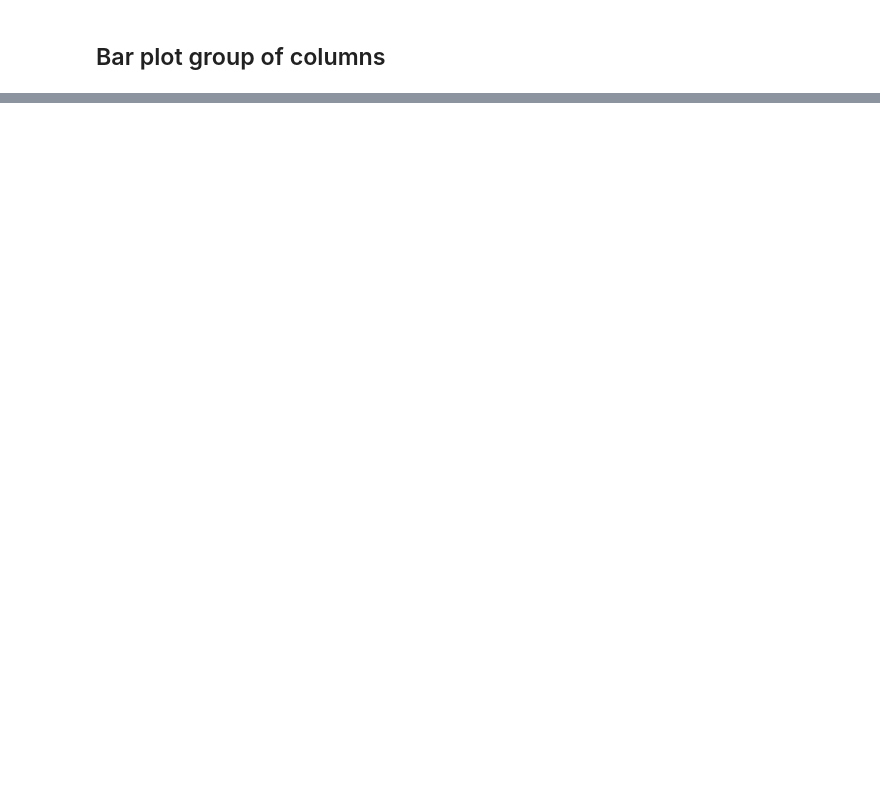
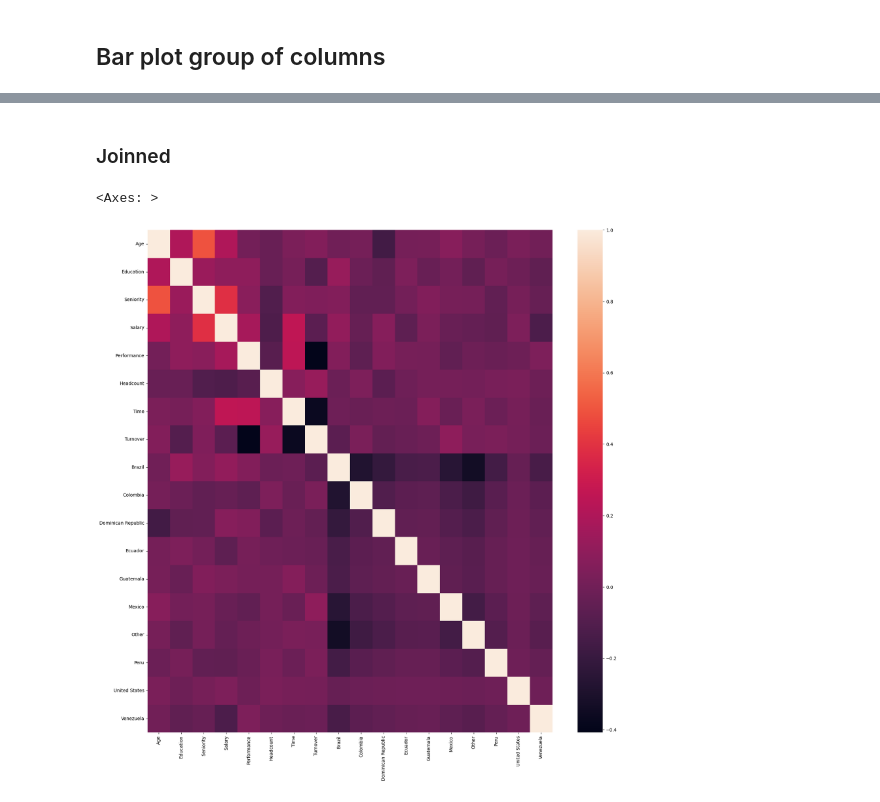
Before and after one commit to hugoabreu1002/MLChallenge, a Jupyter notebook: notebooks/exploring.ipynb, the cells around one changed output, grey strips where cells are left out. Cells and saved outputs as stored; diff of their text form; code cells hidden in the pictures; blank space fills up the shorter version.

```diff
--- a/notebooks/exploring.ipynb
+++ b/notebooks/exploring.ipynb
@@ -60,0 +117,4 @@ for i, group in enumerate(groups):
+# %%
+coutries_columns = list(map(lambda x: [x], list(filter(lambda c: "country" in c, df.columns))))
+countries = list(map(lambda c: c.split('=')[1], list(
+    filter(lambda c: "country" in c, df.columns))))
@@ -60,0 +134,34 @@ for i, group in enumerate(groups):
+# %%
+countries_groups = list(zip(countries, coutries_columns))
+age_group = ("Age", [column for column in df.columns if "age" in column])
+education_group = (
+    "Education", [column for column in df.columns if "education" in column])
+seniority_group = (
+    "Seniority", [column for column in df.columns if "seniority" in column])
+salary_group = (
+    "Salary", [column for column in df.columns if "salary" in column])
+performance_group = (
+    "Performance", [column for column in df.columns if "Performance" in column])
+headcount_group = (
+    "Headcount", [column for column in df.columns if "headcount" in column])
+Time_group = (
+    "Time", ["T"])
+turnover_group = (
+    "Turnover", ["E"])
+groups = [age_group, education_group, seniority_group, salary_group,
+          performance_group, headcount_group, Time_group, turnover_group]
+groups.extend(countries_groups)
+
+data_dict = {}
+for group in groups:
+    n_columns = len(group[1])
+    print(group[1])
+    df_group = df[group[1]]
+    if n_columns > 1:
+        df_group[group[0]] = df_group.apply(
+            lambda row: sum(row * np.arange(1, n_columns+1)), axis=1)
+    else:
+        df_group[group[0]] = df_group.iloc[:,0]
+    data_dict[group[0]] = df_group[group[0]].values
+
+joined_df = pd.DataFrame(data_dict)
@@ -60,0 +268,8 @@ for i, group in enumerate(groups):
+# %% [markdown]
+### Joinned
+# %%
+plt.figure(figsize=(20, 20))
+sns.heatmap(joined_df.corr(method="spearman"))
+# %% [output]
+<Axes: >
+[figure, added]
```
Also changed, not shown: parts of 21 cells of this notebook.
